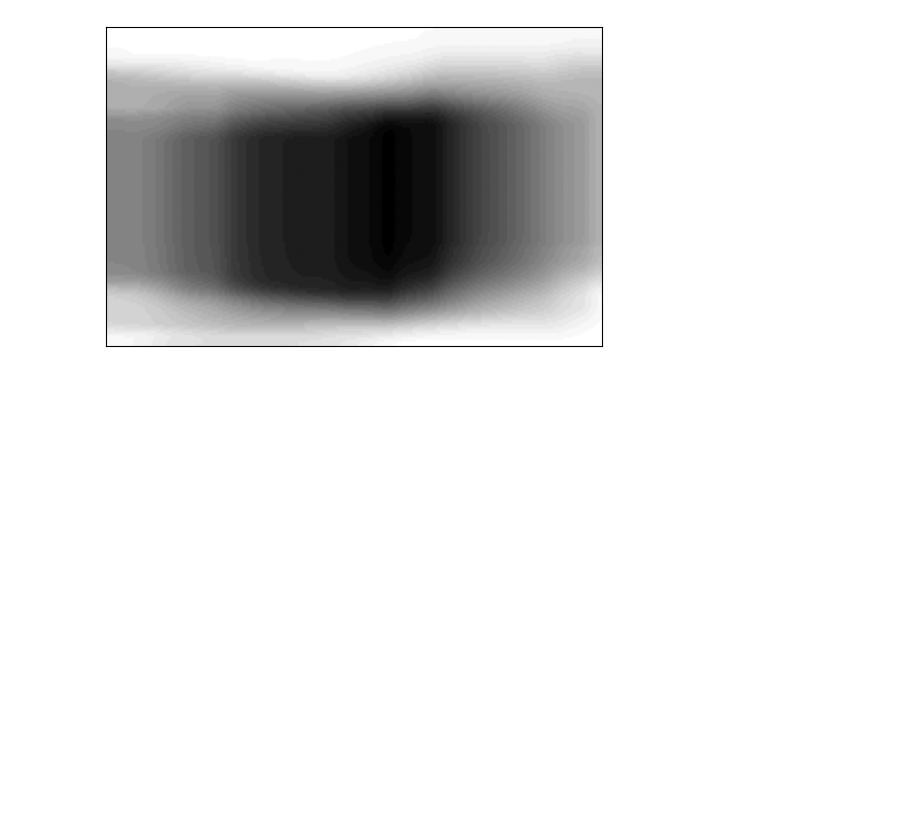
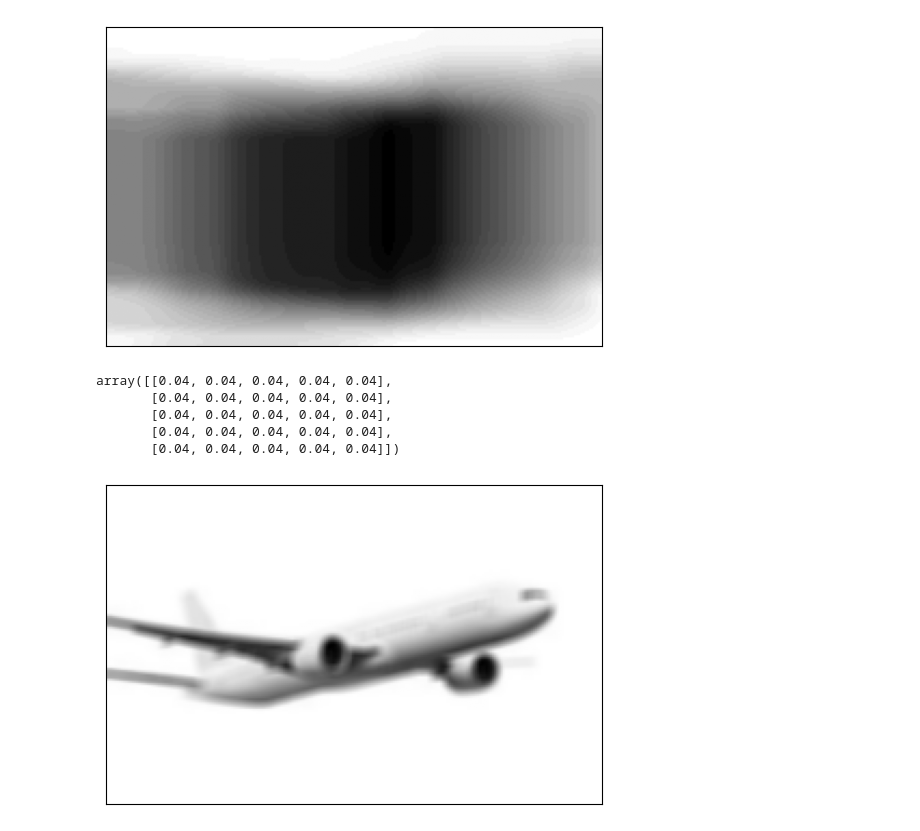
Before and after one commit to dataengineer773/BlurringImages, a Jupyter notebook: BlurringImages.ipynb, the cells around one changed output. Drawn from its saved outputs; the diff is of its cells as text; code cells hidden in the pictures; blank space fills up the shorter version.

```diff
--- a/BlurringImages.ipynb
+++ b/BlurringImages.ipynb
@@ -24,3 +24,24 @@ plt.imshow(image_very_blurry, cmap="gray"), plt.xticks([]), plt.yticks([])
 plt.show()
 # %% [output]
 [figure]
+# %%
+# Create kernel
+kernel = np.ones((5,5)) / 25.0
+# %%
+# Show kernel
+kernel
+# %% [output]
+array([[0.04, 0.04, 0.04, 0.04, 0.04],
+       [0.04, 0.04, 0.04, 0.04, 0.04],
+       [0.04, 0.04, 0.04, 0.04, 0.04],
+       [0.04, 0.04, 0.04, 0.04, 0.04],
+       [0.04, 0.04, 0.04, 0.04, 0.04]])
+# %%
+# Apply kernel
+image_kernel = cv2.filter2D(image, -1, kernel)
+# %%
+# Show image
+plt.imshow(image_kernel, cmap="gray"), plt.xticks([]), plt.yticks([])
+plt.show()
+# %% [output]
+[figure, added]
```
